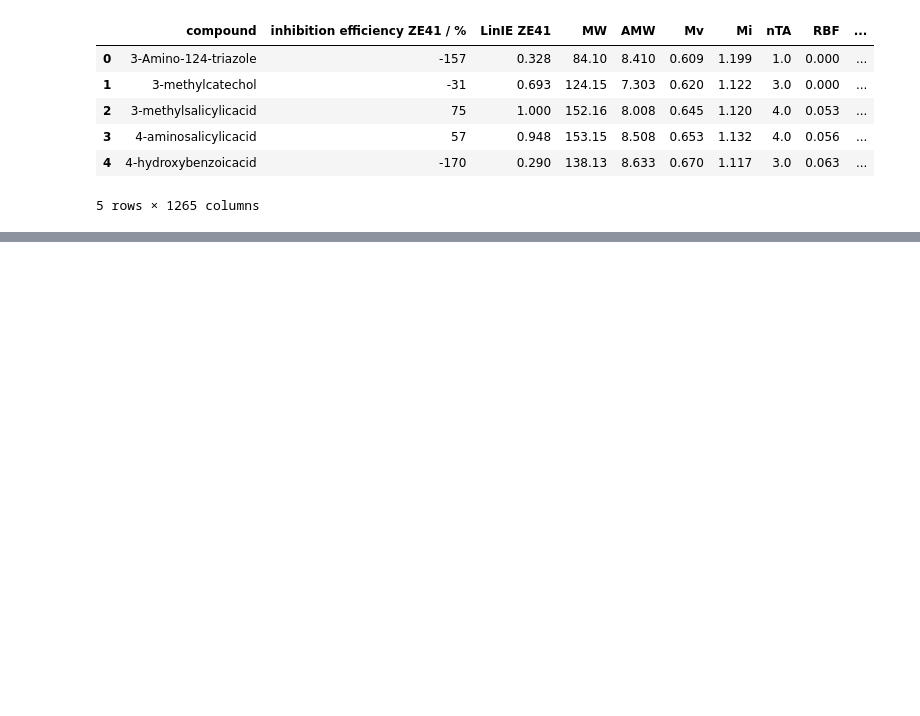
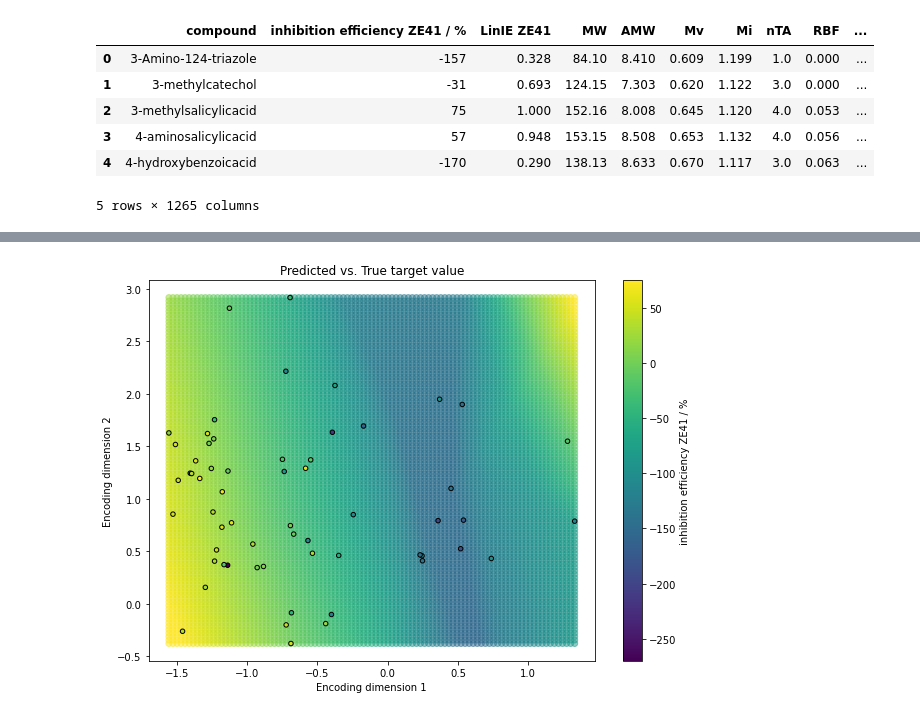
Before and after one commit to ElisabethJS/mg_corrosion, a Jupyter notebook: Code/Autoencoder.ipynb, the cells around one changed output, grey strips where cells are left out. Saved outputs shown, nothing was run; the diff lists cells and outputs as text; code cells hidden in the pictures; blank space fills up the shorter version.

```diff
--- a/Code/Autoencoder.ipynb
+++ b/Code/Autoencoder.ipynb
@@ -134,7 +140,7 @@ data.head()
 5 rows × 1265 columns
 # %%
 model = keras.models.Sequential([
-    keras.layers.Dense(50, activation='relu', input_shape=(n_features,)),
+    keras.layers.Dense(50, activation='relu', input_shape=(len(X.columns),)),
     keras.layers.Dense(20, activation='relu'),
     keras.layers.Dense(10, activation='relu'),
     keras.layers.Dense(1)
@@ -200,0 +178,5 @@ scalex.get_params(deep=False)
+# %%
+grid_x = np.linspace(X_enc['enc_dim_1'].min(), X_enc['enc_dim_1'].max(), 101)
+grid_y = np.linspace(X_enc['enc_dim_2'].min(), X_enc['enc_dim_2'].max(), 101)
+#grid_coords = np.linspace(-1, 1, 101)
+xv, yv = np.meshgrid(grid_x, grid_y)
@@ -200,0 +189,11 @@ scalex.get_params(deep=False)
+# %%
+fig, ax = plt.subplots(figsize=(10,7))
+p1 = ax.scatter(xv.ravel(), yv.ravel(), c=grid_pred, alpha=0.5, vmin=-270, vmax=75)
+data.plot.scatter(x='enc_dim_1', y='enc_dim_2', c = 'inhibition efficiency ZE41 / %', ax=ax,
+                  colormap='viridis', edgecolors='black')
+ax.set_title('Predicted vs. True target value')
+ax.set_xlabel('Encoding dimension 1')
+ax.set_ylabel('Encoding dimension 2')
+plt.show()
+# %% [output]
+[figure, added]
```
Also changed, not shown: parts of 23 cells of this notebook, 2 other files.
